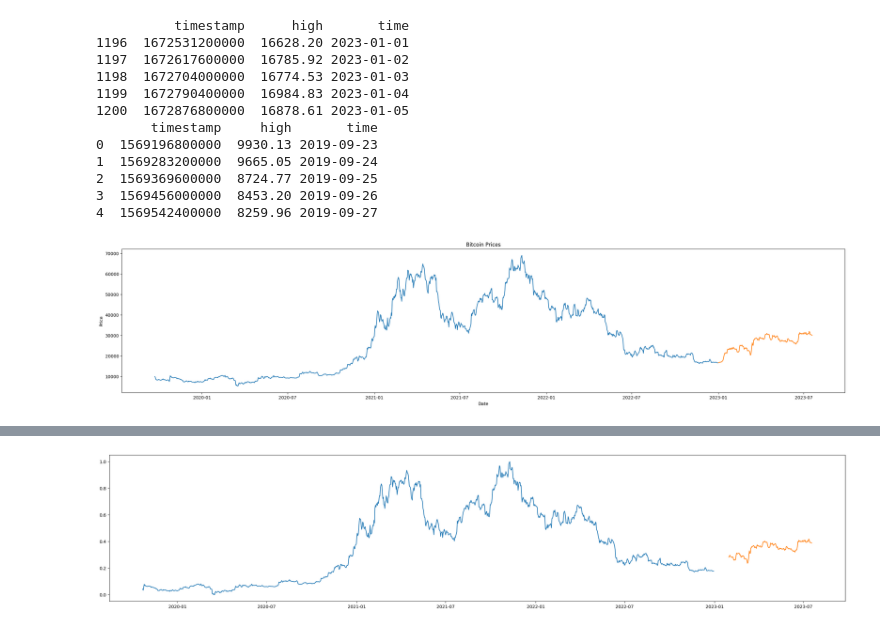
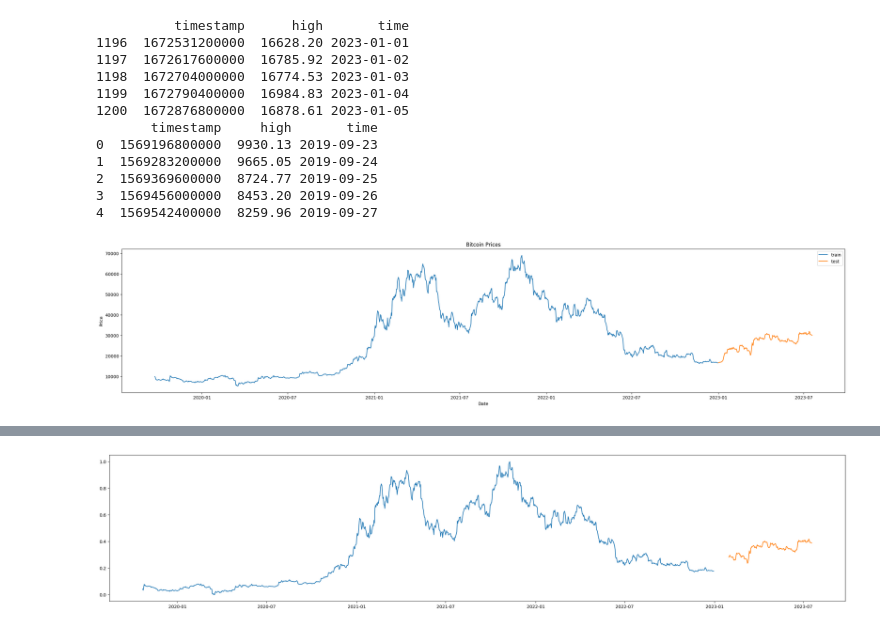
Before and after one commit to Sloosmore/USC_Course_Code, a Jupyter notebook: ITP-359/final_project/lstm.ipynb, the cells around one changed output, grey strips where cells are left out. Cells and saved outputs as stored; diff of their text form; code cells hidden in the pictures.

```diff
--- a/ITP-359/final_project/lstm.ipynb
+++ b/ITP-359/final_project/lstm.ipynb
@@ -60,23 +60,24 @@ print(bitcoin_prices_2022_and_before.head())
 # %%
 X_train = bitcoin_prices_2022_and_before["timestamp"]
 X_train_time = bitcoin_prices_2022_and_before["time"]
 y_train = bitcoin_prices_2022_and_before["high"]
 
 X_test = bitcoin_prices_2023_and_after["timestamp"]
 X_test_time = bitcoin_prices_2023_and_after["time"]
 y_test = bitcoin_prices_2023_and_after["high"]
 
 fig, ax = plt.subplots(figsize=(30, 6))
 
-ax.plot(X_train_time, y_train)
-ax.plot(X_test_time, y_test)
+ax.plot(X_train_time, y_train, label="train")
+ax.plot(X_test_time, y_test, label='test')
 ax.set_title("Bitcoin Prices")
 ax.set_xlabel("Date")
 ax.set_ylabel("Price")
+ax.legend()
 
 plt.show()
 # %% [output]
-[figure, old version]
+[figure, new version]
 # %%
 from sklearn.preprocessing import MinMaxScaler
 scaler = MinMaxScaler()
```
Also changed, not shown: parts of 3 cells of this notebook, 3 other files.
